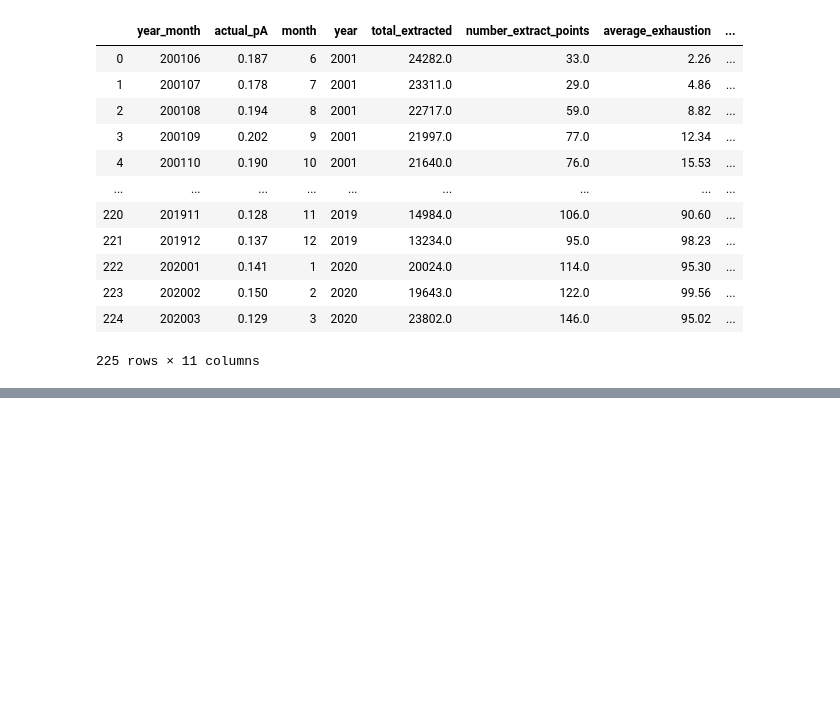
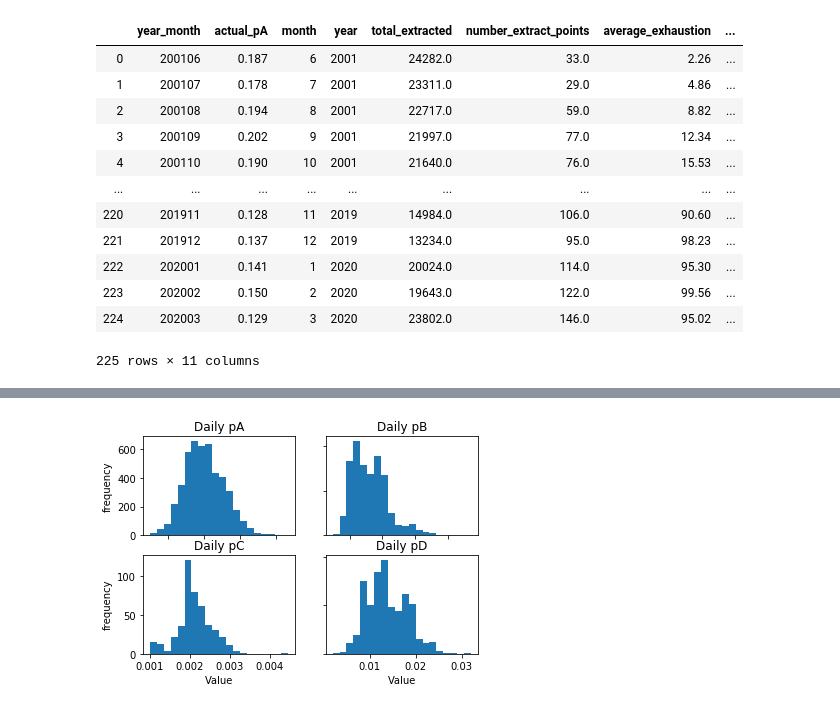
Before and after one commit to ngoodweiler/Data-Analytics-Final_Project, a Jupyter notebook: exhist.ipynb, the cells around one changed output, grey strips where cells are left out. Cells and saved outputs as stored; diff of their text form; code cells hidden in the pictures; blank space fills up the shorter version.

```diff
--- a/exhist.ipynb
+++ b/exhist.ipynb
@@ -219,0 +272,19 @@ month_contaminants
+# %%
+fig, axs = plt.subplots(2,2)
+axs[0,0].hist(daily_assays['pA'],bins=20)
+axs[0,0].set_title('Daily pA')
+axs[0,1].hist(daily_assays['pB'],bins=20)
+axs[0,1].set_title('Daily pB')
+axs[1,0].hist(daily_assays['pC'],bins=20)
+axs[1,0].set_title('Daily pC')
+axs[1,1].hist(daily_assays['pD'],bins=20)
+axs[1,1].set_title('Daily pD')
+
+for ax in axs.flat:
+    ax.set(xlabel='Value', ylabel='frequency')
+for ax in axs.flat:
+    ax.label_outer()
+plt.show()
+# Similar to independent values, dependent values are roughly normal as well
+# %% [output]
+[figure, added]
```
Also changed, not shown: parts of 12 cells of this notebook, 1 other file.
